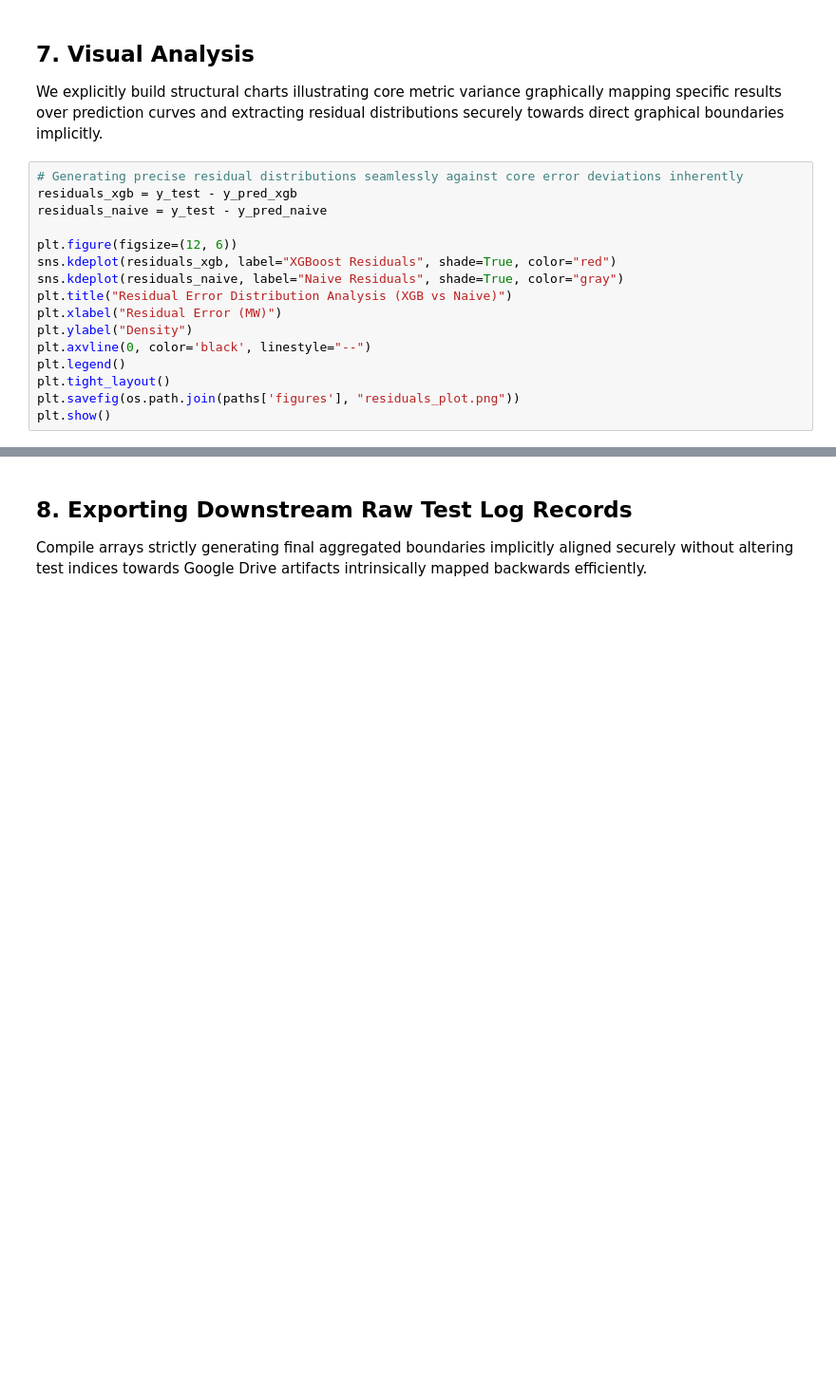
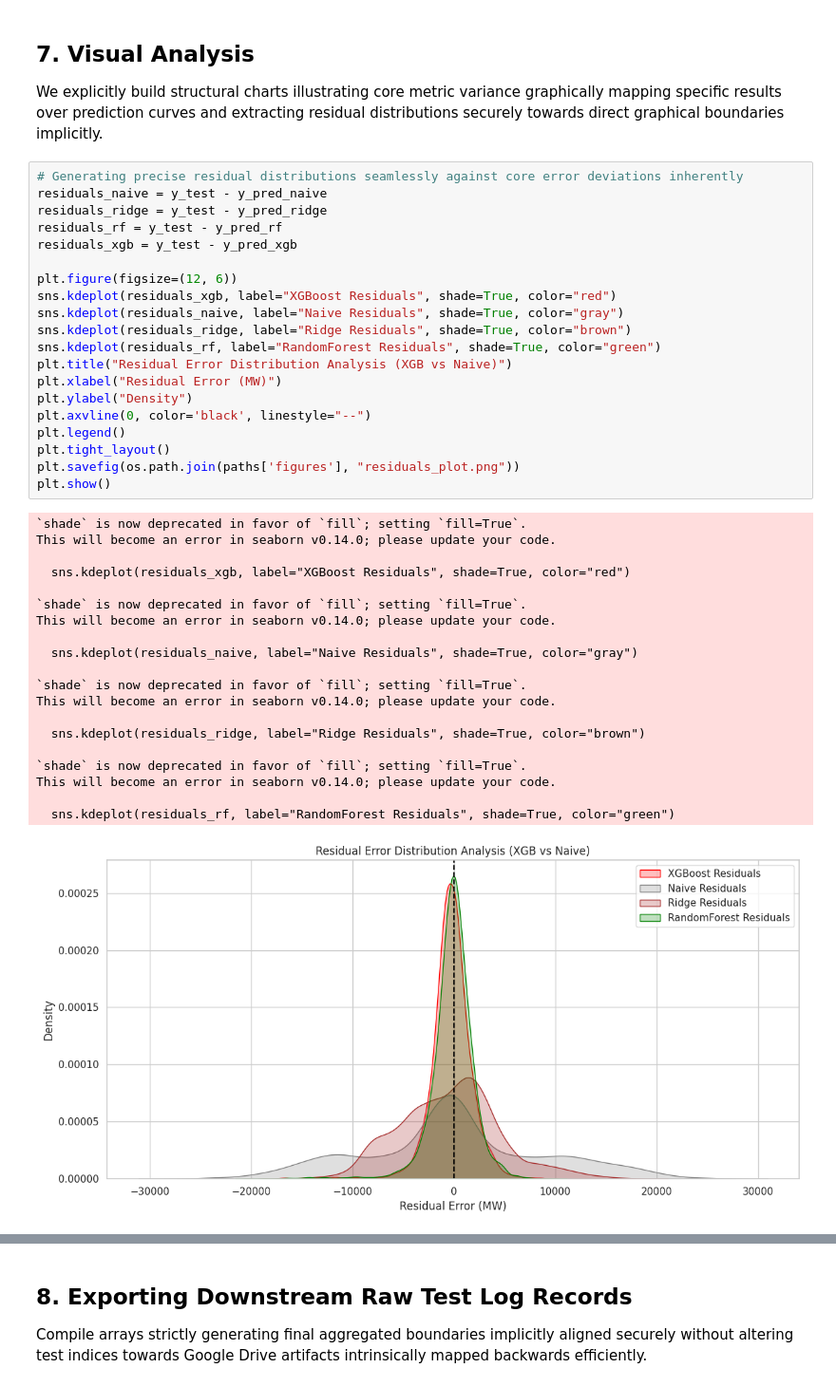
Before and after one commit to lburdman/energy-demand-forecast, a Jupyter notebook: notebooks/03_modeling.ipynb, the cells around one changed output, grey strips where cells are left out. Shown at 95% size. Drawn from its saved outputs; the diff is of its cells as text; blank space fills up the shorter version.

Commit message:
feat: Populate modeling notebook with executed outputs, model comparison visualizations, and prediction exports.

```diff
--- a/notebooks/03_modeling.ipynb
+++ b/notebooks/03_modeling.ipynb
@@ -111,20 +153,45 @@ These metrics drive the visual artifacts generated below.
 We explicitly build structural charts illustrating core metric variance graphically mapping specific results over prediction curves and extracting residual distributions securely towards direct graphical boundaries implicitly.
 # %%
 # Generating precise residual distributions seamlessly against core error deviations inherently
+residuals_naive = y_test - y_pred_naive
+residuals_ridge = y_test - y_pred_ridge
+residuals_rf = y_test - y_pred_rf
 residuals_xgb = y_test - y_pred_xgb
-residuals_naive = y_test - y_pred_naive
 
 plt.figure(figsize=(12, 6))
 sns.kdeplot(residuals_xgb, label="XGBoost Residuals", shade=True, color="red")
 sns.kdeplot(residuals_naive, label="Naive Residuals", shade=True, color="gray")
+sns.kdeplot(residuals_ridge, label="Ridge Residuals", shade=True, color="brown")
+sns.kdeplot(residuals_rf, label="RandomForest Residuals", shade=True, color="green")
 plt.title("Residual Error Distribution Analysis (XGB vs Naive)")
 plt.xlabel("Residual Error (MW)")
 plt.ylabel("Density")
 plt.axvline(0, color='black', linestyle="--")
 plt.legend()
 plt.tight_layout()
 plt.savefig(os.path.join(paths['figures'], "residuals_plot.png"))
 plt.show()
+# %% [output]
+`shade` is now deprecated in favor of `fill`; setting `fill=True`.
+This will become an error in seaborn v0.14.0; please update your code.
+
+  sns.kdeplot(residuals_xgb, label="XGBoost Residuals", shade=True, color="red")
+
+`shade` is now deprecated in favor of `fill`; setting `fill=True`.
+This will become an error in seaborn v0.14.0; please update your code.
+
+  sns.kdeplot(residuals_naive, label="Naive Residuals", shade=True, color="gray")
+
+`shade` is now deprecated in favor of `fill`; setting `fill=True`.
+This will become an error in seaborn v0.14.0; please update your code.
+
+  sns.kdeplot(residuals_ridge, label="Ridge Residuals", shade=True, color="brown")
+
+`shade` is now deprecated in favor of `fill`; setting `fill=True`.
+This will become an error in seaborn v0.14.0; please update your code.
+
+  sns.kdeplot(residuals_rf, label="RandomForest Residuals", shade=True, color="green")
+[figure, added]
 # %%
 # Bar charts explicitly comparing distinct validation outcomes structurally evaluating precise RMSE limits structurally
 plt.figure(figsize=(10, 6))
```
Also changed, not shown: parts of 10 cells of this notebook.
